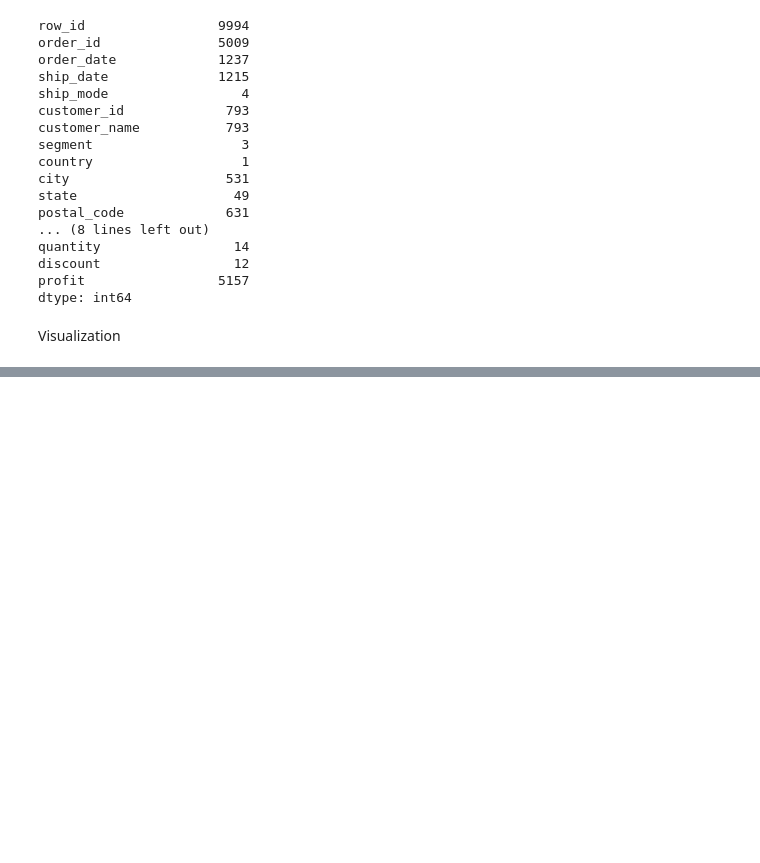
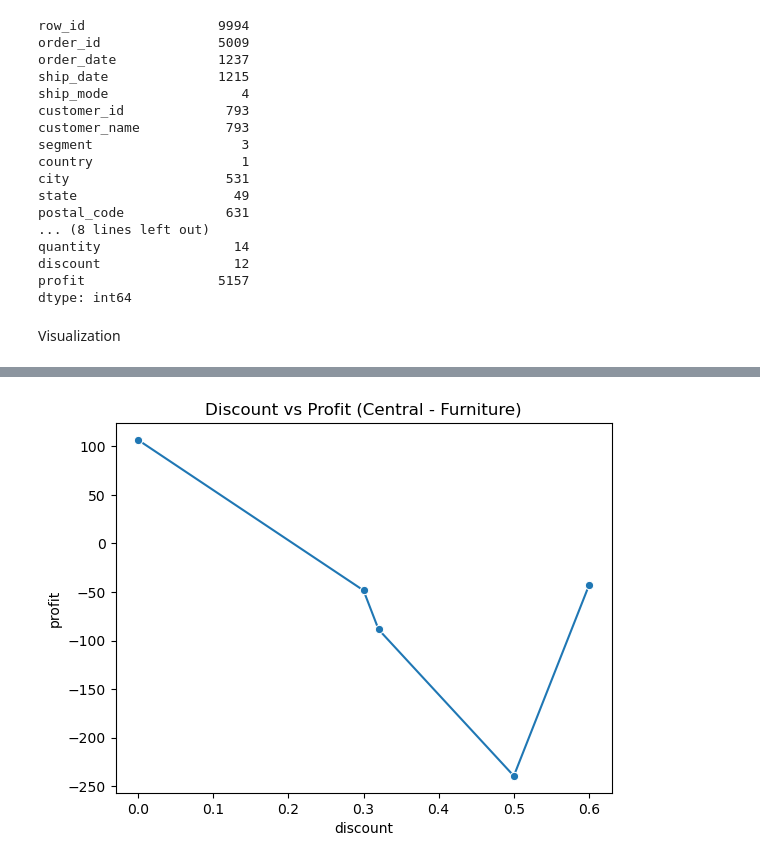
Before and after one commit to manishmopuri19/Retail_supply_chain_Analysis, a Jupyter notebook: Retail Supply Chain.ipynb, the cells around one changed output, grey strips where cells are left out. Drawn from its saved outputs; the diff is of its cells as text; code cells hidden in the pictures; blank space fills up the shorter version.

```diff
--- a/Retail Supply Chain.ipynb
+++ b/Retail Supply Chain.ipynb
@@ -114,0 +199,11 @@ Visualization
+# %%
+sns.lineplot(
+    data=discount_profits_effect_in_central,
+    x='discount',
+    y='profit',
+    marker='o'
+)
+plt.title("Discount vs Profit (Central - Furniture)")
+plt.show()
+# %% [output]
+[figure, added]
```
Also changed, not shown: parts of 11 cells of this notebook.
